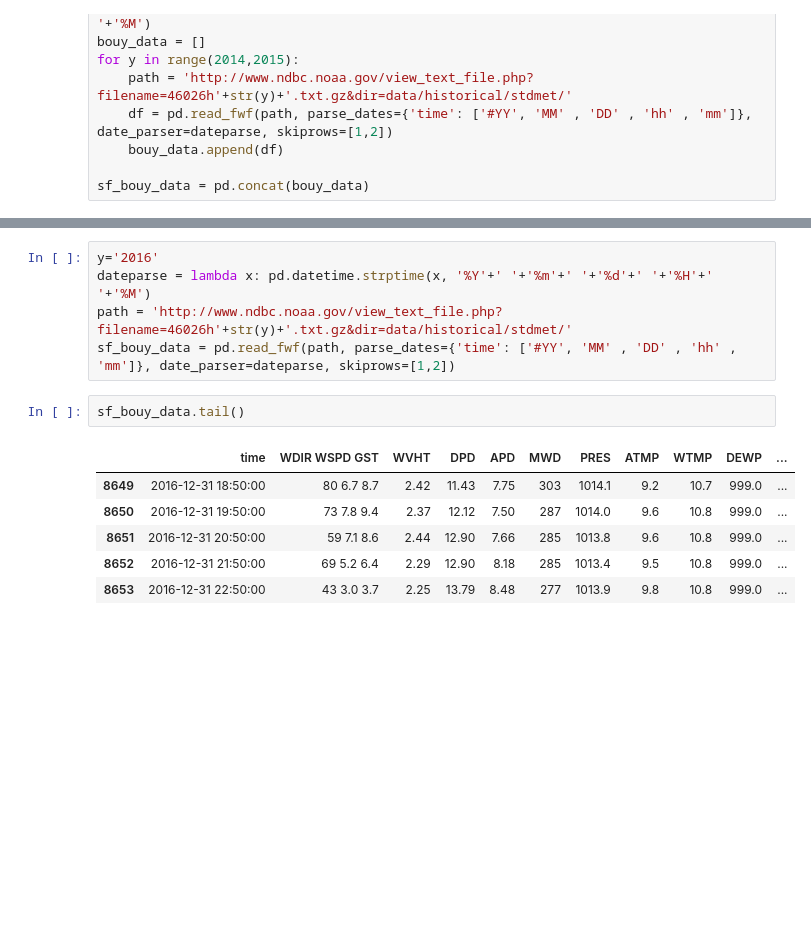
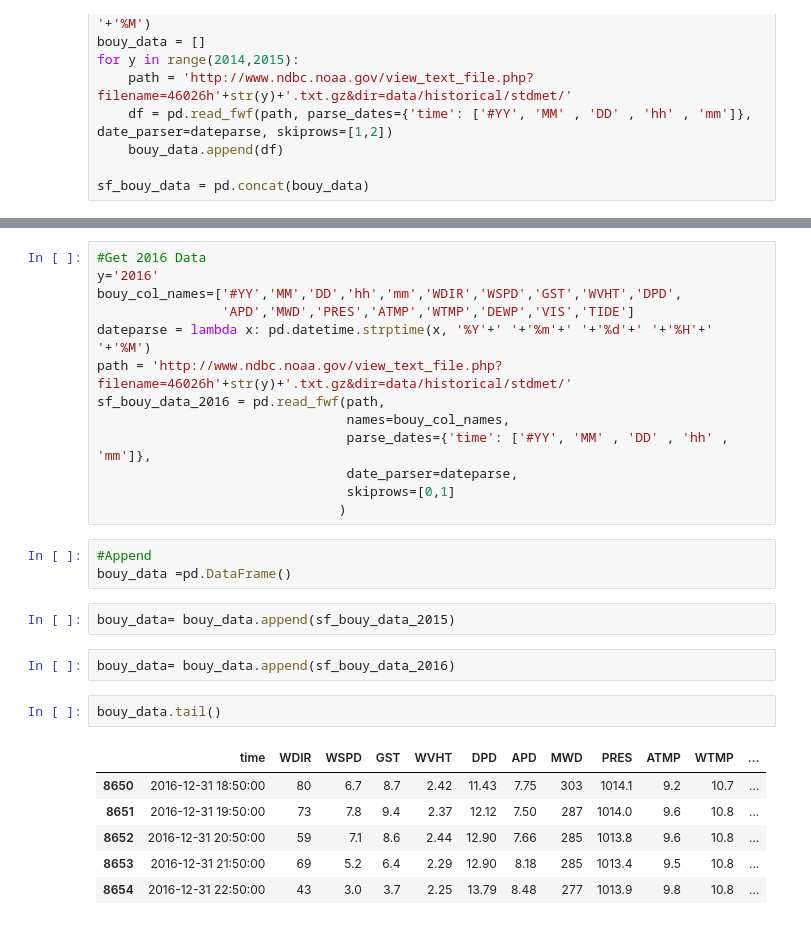
Before and after one commit to katiellane/wave_forecasting, a Jupyter notebook: NDBC_data_wrangling.ipynb, the cells around one changed output, grey strips where cells are left out. Saved outputs shown, nothing was run; the diff lists cells and outputs as text; blank space fills up the shorter version.

Commit message:
Add data files and updates to data wrangling

```diff
--- a/NDBC_data_wrangling.ipynb
+++ b/NDBC_data_wrangling.ipynb
@@ -94,14 +119,29 @@ AttributeError: 'list' object has no attribute 'tail'
 # %%
+#Get 2016 Data
 y='2016'
+bouy_col_names=['#YY','MM','DD','hh','mm','WDIR','WSPD','GST','WVHT','DPD',
+                'APD','MWD','PRES','ATMP','WTMP','DEWP','VIS','TIDE']
 dateparse = lambda x: pd.datetime.strptime(x, '%Y'+' '+'%m'+' '+'%d'+' '+'%H'+' '+'%M')
 path = 'http://www.ndbc.noaa.gov/view_text_file.php?filename=46026h'+str(y)+'.txt.gz&dir=data/historical/stdmet/'
-sf_bouy_data = pd.read_fwf(path, parse_dates={'time': ['#YY', 'MM' , 'DD' , 'hh' , 'mm']}, date_parser=dateparse, skiprows=[1,2])
+sf_bouy_data_2016 = pd.read_fwf(path,
+                                names=bouy_col_names,
+                                parse_dates={'time': ['#YY', 'MM' , 'DD' , 'hh' , 'mm']},
+                                date_parser=dateparse,
+                                skiprows=[0,1]
+                               )
+# %%
+#Append
+bouy_data =pd.DataFrame()
+# %%
+bouy_data= bouy_data.append(sf_bouy_data_2015)
+# %%
+bouy_data= bouy_data.append(sf_bouy_data_2016)
 # %%
-sf_bouy_data.tail()
+bouy_data.tail()
 # %% [output]
-|  | time | WDIR WSPD GST | WVHT | DPD | APD | MWD | PRES | ATMP | WTMP | DEWP | ... |
-| 8649 | 2016-12-31 18:50:00 | 80 6.7 8.7 | 2.42 | 11.43 | 7.75 | 303 | 1014.1 | 9.2 | 10.7 | 999.0 | ... |
-| 8650 | 2016-12-31 19:50:00 | 73 7.8 9.4 | 2.37 | 12.12 | 7.50 | 287 | 1014.0 | 9.6 | 10.8 | 999.0 | ... |
-| 8651 | 2016-12-31 20:50:00 | 59 7.1 8.6 | 2.44 | 12.90 | 7.66 | 285 | 1013.8 | 9.6 | 10.8 | 999.0 | ... |
-| 8652 | 2016-12-31 21:50:00 | 69 5.2 6.4 | 2.29 | 12.90 | 8.18 | 285 | 1013.4 | 9.5 | 10.8 | 999.0 | ... |
-| 8653 | 2016-12-31 22:50:00 | 43 3.0 3.7 | 2.25 | 13.79 | 8.48 | 277 | 1013.9 | 9.8 | 10.8 | 999.0 | ... |
+|  | time | WDIR | WSPD | GST | WVHT | DPD | APD | MWD | PRES | ATMP | WTMP | ... |
+| 8650 | 2016-12-31 18:50:00 | 80 | 6.7 | 8.7 | 2.42 | 11.43 | 7.75 | 303 | 1014.1 | 9.2 | 10.7 | ... |
+| 8651 | 2016-12-31 19:50:00 | 73 | 7.8 | 9.4 | 2.37 | 12.12 | 7.50 | 287 | 1014.0 | 9.6 | 10.8 | ... |
+| 8652 | 2016-12-31 20:50:00 | 59 | 7.1 | 8.6 | 2.44 | 12.90 | 7.66 | 285 | 1013.8 | 9.6 | 10.8 | ... |
+| 8653 | 2016-12-31 21:50:00 | 69 | 5.2 | 6.4 | 2.29 | 12.90 | 8.18 | 285 | 1013.4 | 9.5 | 10.8 | ... |
+| 8654 | 2016-12-31 22:50:00 | 43 | 3.0 | 3.7 | 2.25 | 13.79 | 8.48 | 277 | 1013.9 | 9.8 | 10.8 | ... |
```
Also changed, not shown: parts of 3 cells of this notebook, 5 other files.
